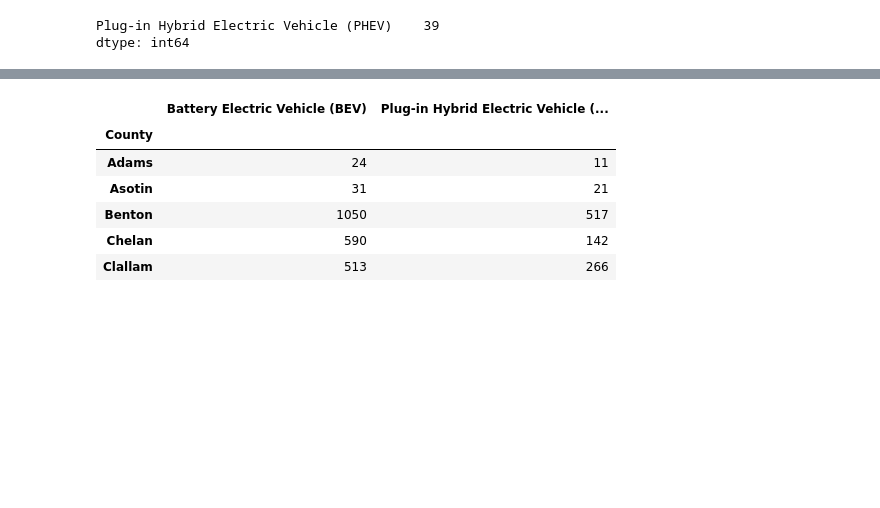
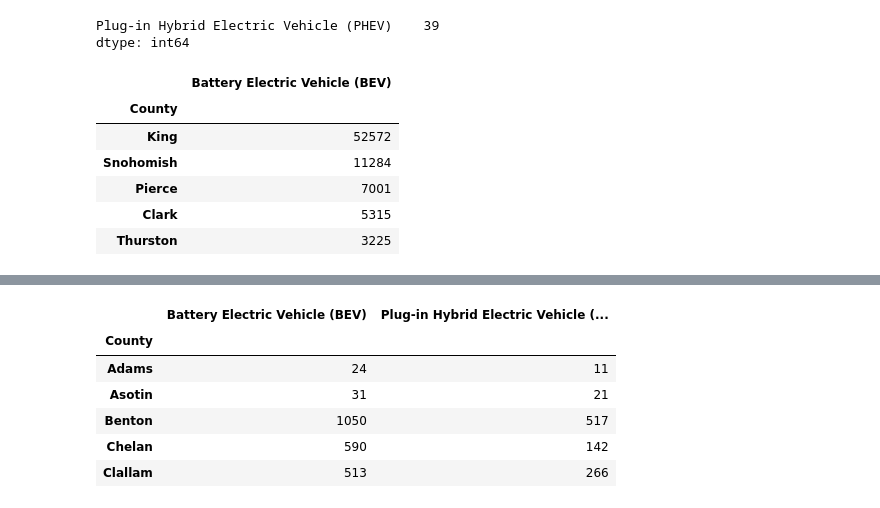
Before and after one commit to eedmondson3/Data_Detectives, a Jupyter notebook: YL_County_EVTCount_Graph.ipynb, the cells around one changed output, grey strips where cells are left out. Drawn from its saved outputs; the diff is of its cells as text; code cells hidden in the pictures; blank space fills up the shorter version.

```diff
--- a/YL_County_EVTCount_Graph.ipynb
+++ b/YL_County_EVTCount_Graph.ipynb
@@ -51,3 +51,14 @@ county_phev_count_df.count()
 # %% [output]
 Plug-in Hybrid Electric Vehicle (PHEV)    39
 dtype: int64
+# %%
+county_bev_count_sorted = county_bev_count_df.sort_values(by=["Battery Electric Vehicle (BEV)"], ascending=False)
+county_bev_count_sorted.head()
+# %% [output]
+|  | Battery Electric Vehicle (BEV) |
+| County |  |
+| King | 52572 |
+| Snohomish | 11284 |
+| Pierce | 7001 |
+| Clark | 5315 |
+| Thurston | 3225 |
```
Also changed, not shown: parts of 1 cell of this notebook.
